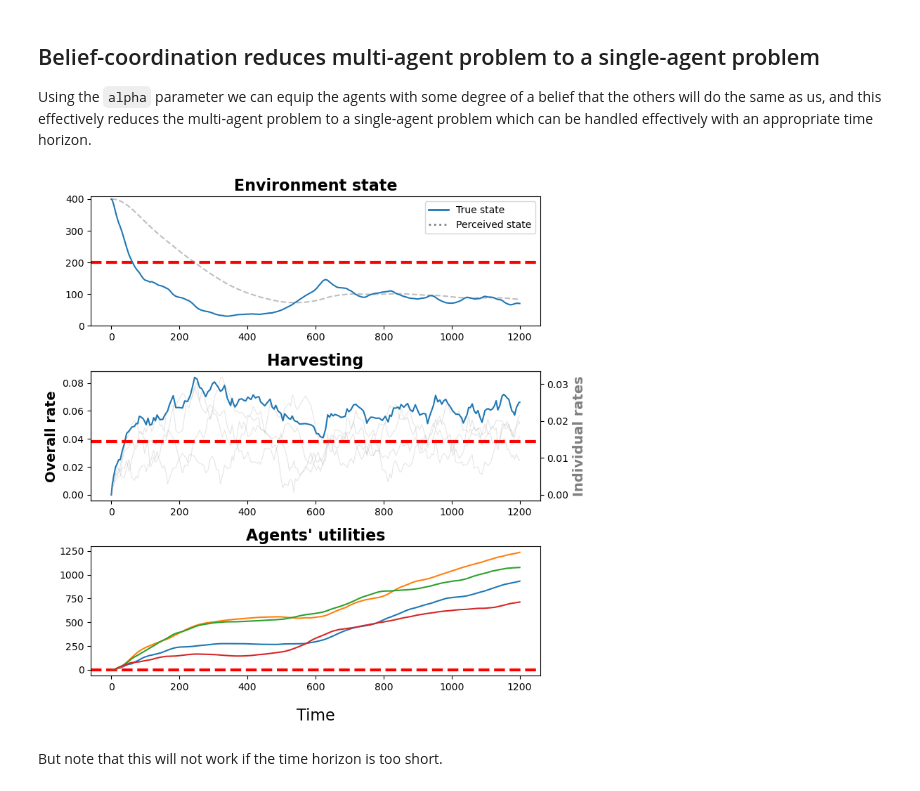
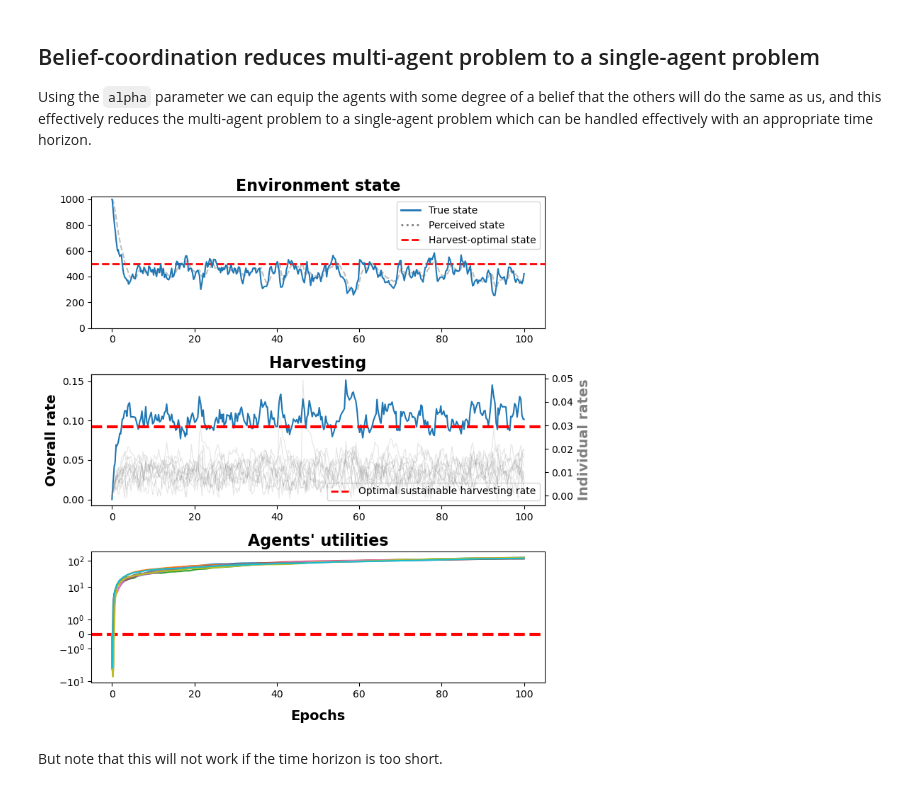
Before and after one commit to iss-obuz/gxr-envir, a Jupyter notebook: notebooks/envir-simulations.ipynb, the cells around one changed output. Saved outputs shown, nothing was run; the diff lists cells and outputs as text; code cells hidden in the pictures.

```diff
--- a/notebooks/envir-simulations.ipynb
+++ b/notebooks/envir-simulations.ipynb
@@ -116,13 +118,13 @@ that the others will do the same as us, and this effectively reduces the multi-a
 problem to a single-agent problem which can be handled effectively with an appropriate
 time horizon.
 # %%
-game = EnvirGame.from_config(n_agents=4, horizon=5, alpha=.25)
-sol  = game.dynamics.run(10, seed=306)
+game = EnvirGame.from_config(n_agents=10, horizon=10, alpha=1, noise=0.01, T=50)
+sol  = game.dynamics.run(100, seed=None)
 
 fig = game.dynamics.plot(sol)
 fig
 # %% [output]
-[figure, old version]
+[figure, new version]
 # %% [markdown]
 But note that this will not work if the time horizon is too short.
 # %%
```
Also changed, not shown: parts of 6 cells of this notebook, 13 other files.
